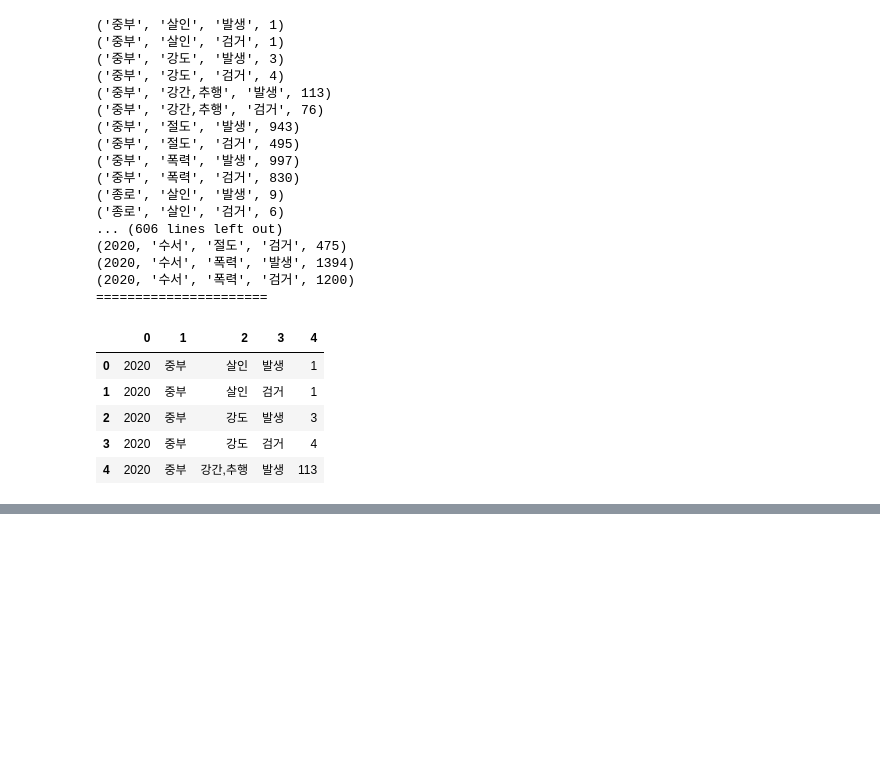
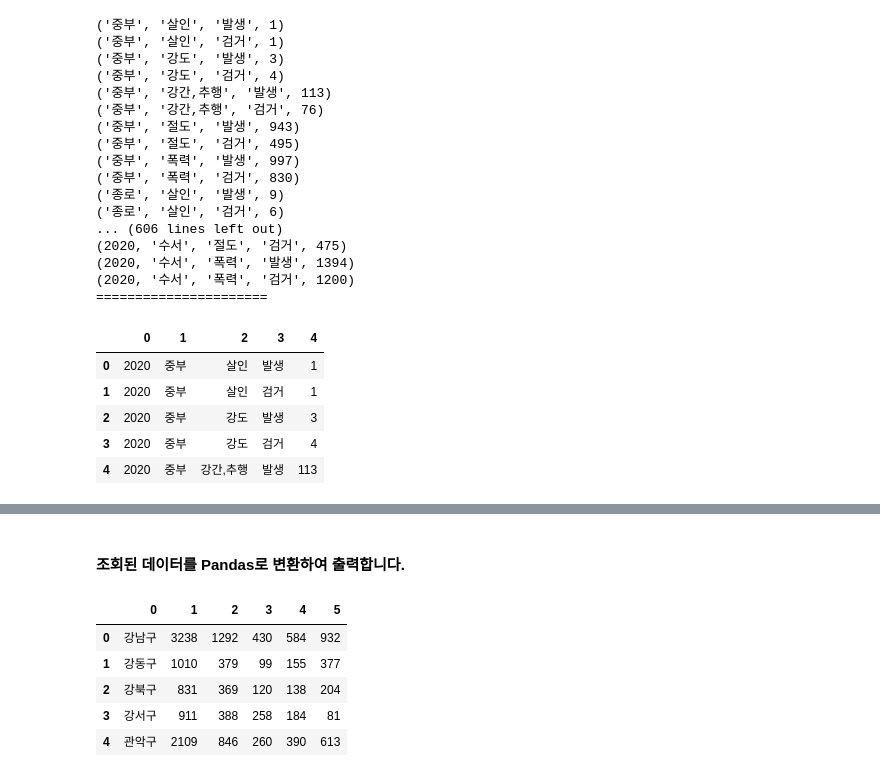
Before and after one commit to newrandom/MySQL_lecture, a Jupyter notebook: sql_ws/python to SQL.ipynb, the cells around one changed output, grey strips where cells are left out. Drawn from its saved outputs; the diff is of its cells as text; code cells hidden in the pictures; blank space fills up the shorter version.

```diff
--- a/sql_ws/python to SQL.ipynb
+++ b/sql_ws/python to SQL.ipynb
@@ -307,0 +342,16 @@ remote.close()
+# %%
+remote = mysql.connector.connect(
+    host = '192.168.35.159',
+    port = 3306,
+    user = 'newrandom',
+    password = input(),
+    database = 'zerobase'
+)
+
+cur = remote.cursor(buffered=True)
+query = 'INSERT INTO CCTV VALUES (%s, %s, %s, %s, %s, %s)'
+
+for i, row in df.iterrows():
+    cur.execute(query, tuple(row))
+    print(tuple(row))
+    remote.commit()
@@ -307,0 +378,9 @@ remote.close()
+# %%
+query = 'SELECT * FROM CCTV'
+cur.execute(query)
+result = cur.fetchall()
+
+for row in result:
+    print(row)
+
+remote.close()
@@ -307,0 +405,12 @@ remote.close()
+# %% [markdown]
+#### 조회된 데이터를 Pandas로 변환하여 출력합니다.
+# %%
+df_ = pd.DataFrame(result)
+df_.head()
+# %% [output]
+|  | 0 | 1 | 2 | 3 | 4 | 5 |
+| 0 | 강남구 | 3238 | 1292 | 430 | 584 | 932 |
+| 1 | 강동구 | 1010 | 379 | 99 | 155 | 377 |
+| 2 | 강북구 | 831 | 369 | 120 | 138 | 204 |
+| 3 | 강서구 | 911 | 388 | 258 | 184 | 81 |
+| 4 | 관악구 | 2109 | 846 | 260 | 390 | 613 |
```
Also changed, not shown: parts of 8 cells of this notebook, 3 other files.
